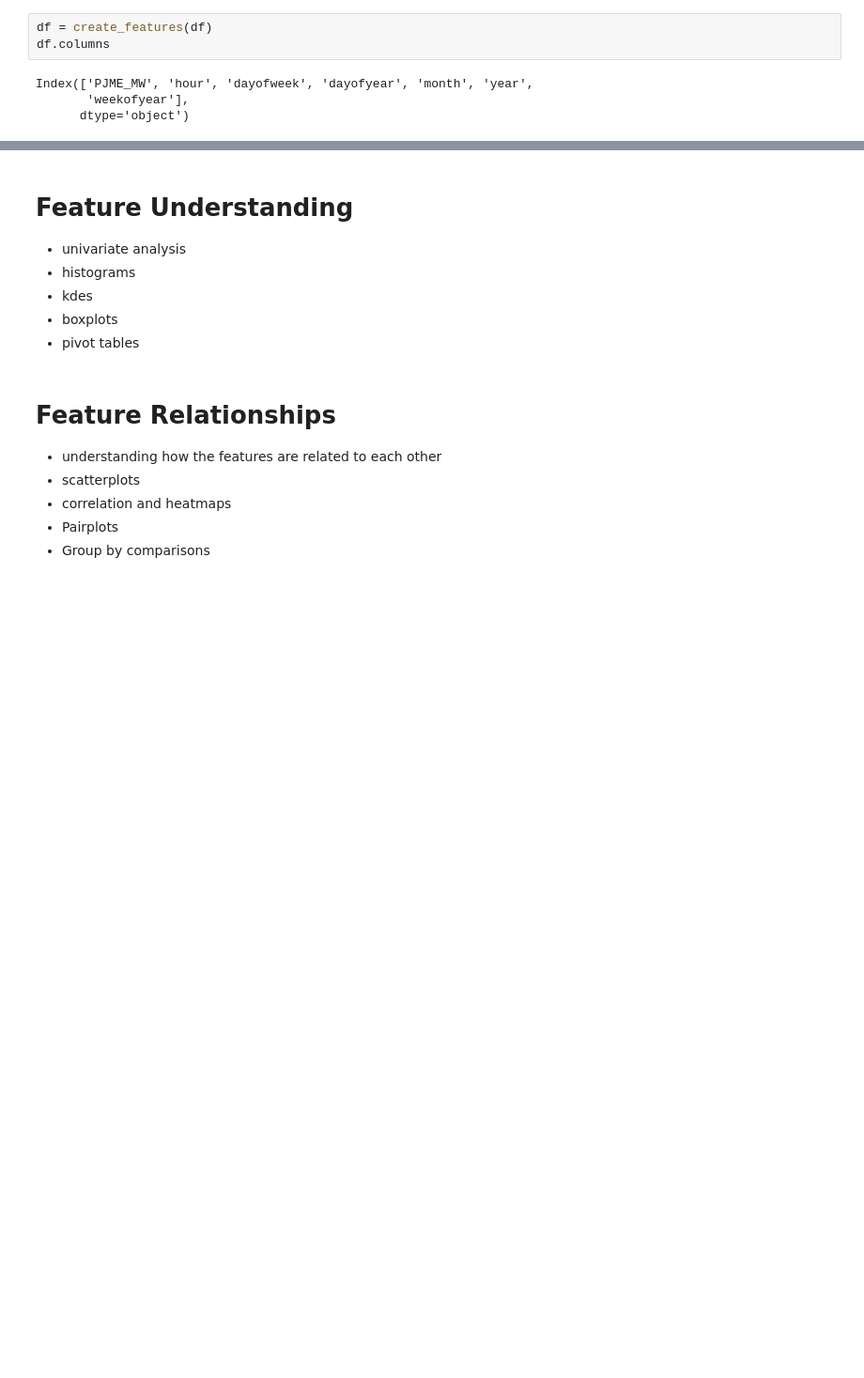
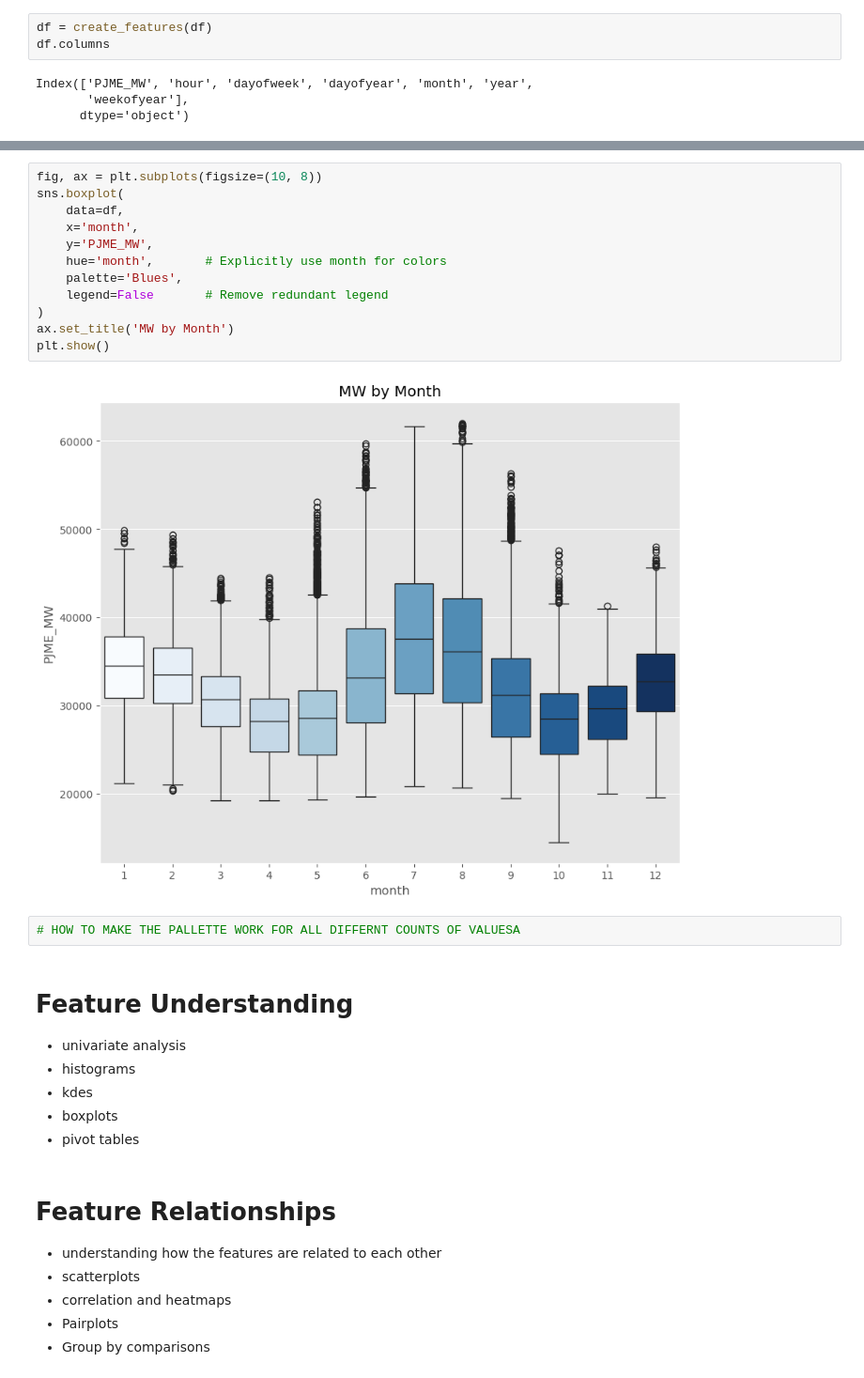
Before and after one commit to xblam/sales_forecast, a Jupyter notebook: notebooks/sales_prediction.ipynb, the cells around one changed output, grey strips where cells are left out. Shown at 94% size. Cells and saved outputs as stored; diff of their text form; blank space fills up the shorter version.

```diff
--- a/notebooks/sales_prediction.ipynb
+++ b/notebooks/sales_prediction.ipynb
@@ -79,3 +81,19 @@ plt.show()
+# %%
+fig, ax = plt.subplots(figsize=(10, 8))
+sns.boxplot(
+    data=df,
+    x='month',
+    y='PJME_MW',
+    hue='month',       # Explicitly use month for colors
+    palette='Blues',
+    legend=False       # Remove redundant legend
+)
+ax.set_title('MW by Month')
+plt.show()
+# %% [output]
+[figure, added]
+# %%
+# HOW TO MAKE THE PALLETTE WORK FOR ALL DIFFERNT COUNTS OF VALUESA
 # %% [markdown]
 # Feature Understanding
 * univariate analysis
```
Also changed, not shown: parts of 3 cells of this notebook.
